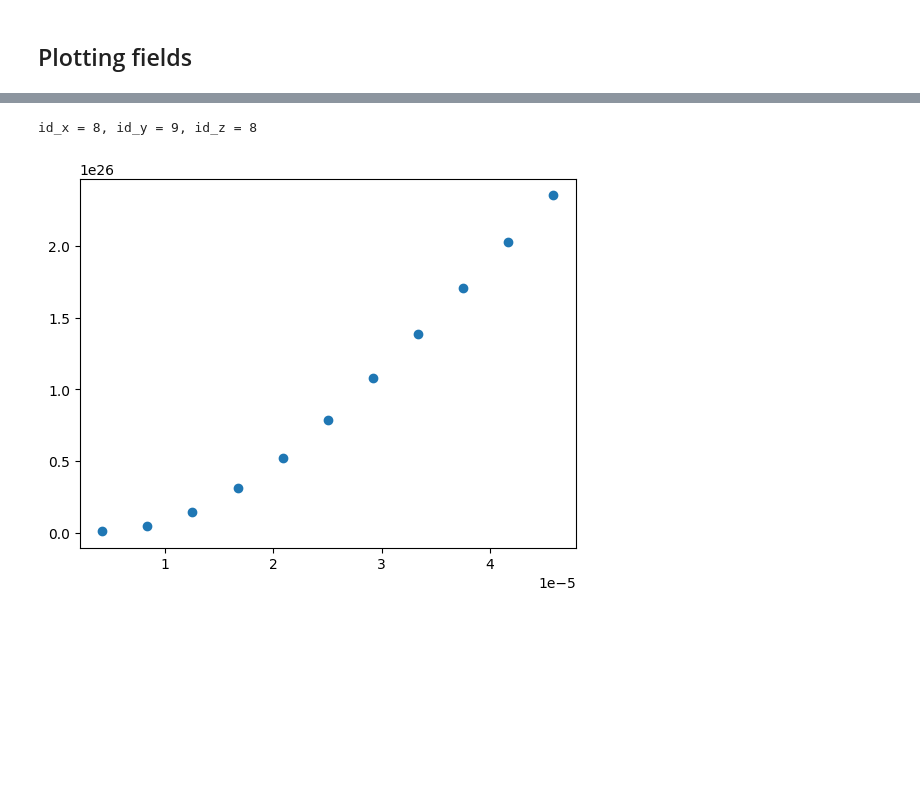
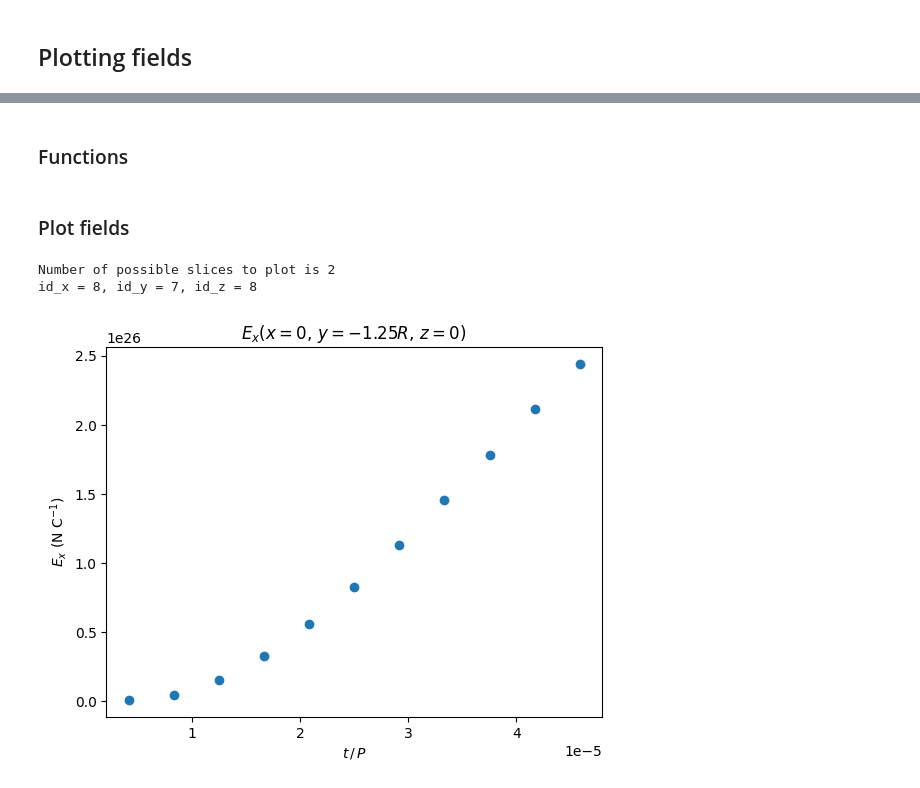
Before and after one commit to ryankrismer/EM_field_solver, a Jupyter notebook: EM_field_solver.ipynb, the cells around one changed output, grey strips where cells are left out. Cells and saved outputs as stored; diff of their text form; code cells hidden in the pictures; blank space fills up the shorter version.

Commit message:
Masked interior field points and plotted all field components

```diff
--- a/EM_field_solver.ipynb
+++ b/EM_field_solver.ipynb
@@ -79,6 +79,7 @@ mu_0 = 1.25663706127 * 10 ** -6       # Vacuum magnetic permeability (N * A^-2)
 # Pulsar parameters
 R = 10.0 * 10 ** 3    # Radius (m)
 omega = 2 * np.pi     # Rotational speed (rad * s^-1)
+P = 2 * np.pi / omega # Rotational period of pulsar (s)
 chi = np.pi / 4       # Angle between magnetic dipole axis and rotational axis z (rad)
 cos_chi = np.cos(chi) # Cosine of angle between magnetic dipole axis and rotational axis z (rad)
 sin_chi = np.sin(chi) # Sine of angle between magnetic dipole axis and rotational axis z (rad)
@@ -776,12 +729,2 @@ Number of possible slices to plot is 2
-# %%
-rand_i = np.random.randint(0, id_max_t_size)
-
-id_x = id_x_max_t[rand_i]
-id_y = id_y_max_t[rand_i]
-id_z = id_z_max_t[rand_i]
-
-print(f"id_x = {id_x}, id_y = {id_y}, id_z = {id_z}")
-plt.scatter(T, E_x[:, id_x, id_y, id_z]);
-# %% [output]
-id_x = 8, id_y = 9, id_z = 8
-[figure, removed]
+# %% [markdown]
+### Functions
@@ -787,0 +757,28 @@ id_x = 8, id_y = 9, id_z = 8
+# %%
+def mask_interior_fields(F_unmasked):
+  """
+  Function to mask interior fields
+
+  Parameter:
+    F_unmasked: Unmasked field component (4D numpy array of floats)
+
+  Returns: masked field (4D numpy array of floats)
+
+  Note: For all 4D arrays involved, axes are ordered as [t, x, y, z]
+  """
+  F_masked = F_unmasked
+
+  for x_obs in range(N_obs):
+    x_i_obs = P_obs[x_obs]
+
+    for y_obs in range(N_obs):
+      y_i_obs = P_obs[y_obs]
+
+      for z_obs in range(N_obs):
+        z_i_obs = P_obs[z_obs]
+        r = find_r(x_i_obs, y_i_obs, z_i_obs) # Distance from origin (m)
+
+        if r <= R:  # Ensuring we only save values we're going to plot
+          F_masked[:, x_obs, y_obs, z_obs] = np.full((N_t), np.nan)
+
+  return F_masked
@@ -787,0 +969,8 @@ id_x = 8, id_y = 9, id_z = 8
+# %% [markdown]
+### Plot fields
+# %%
+plot_field("E_x", "t")
+# %% [output]
+Number of possible slices to plot is 2
+id_x = 8, id_y = 7, id_z = 8
+[figure, added]
```
Also changed, not shown: parts of 28 cells of this notebook.
